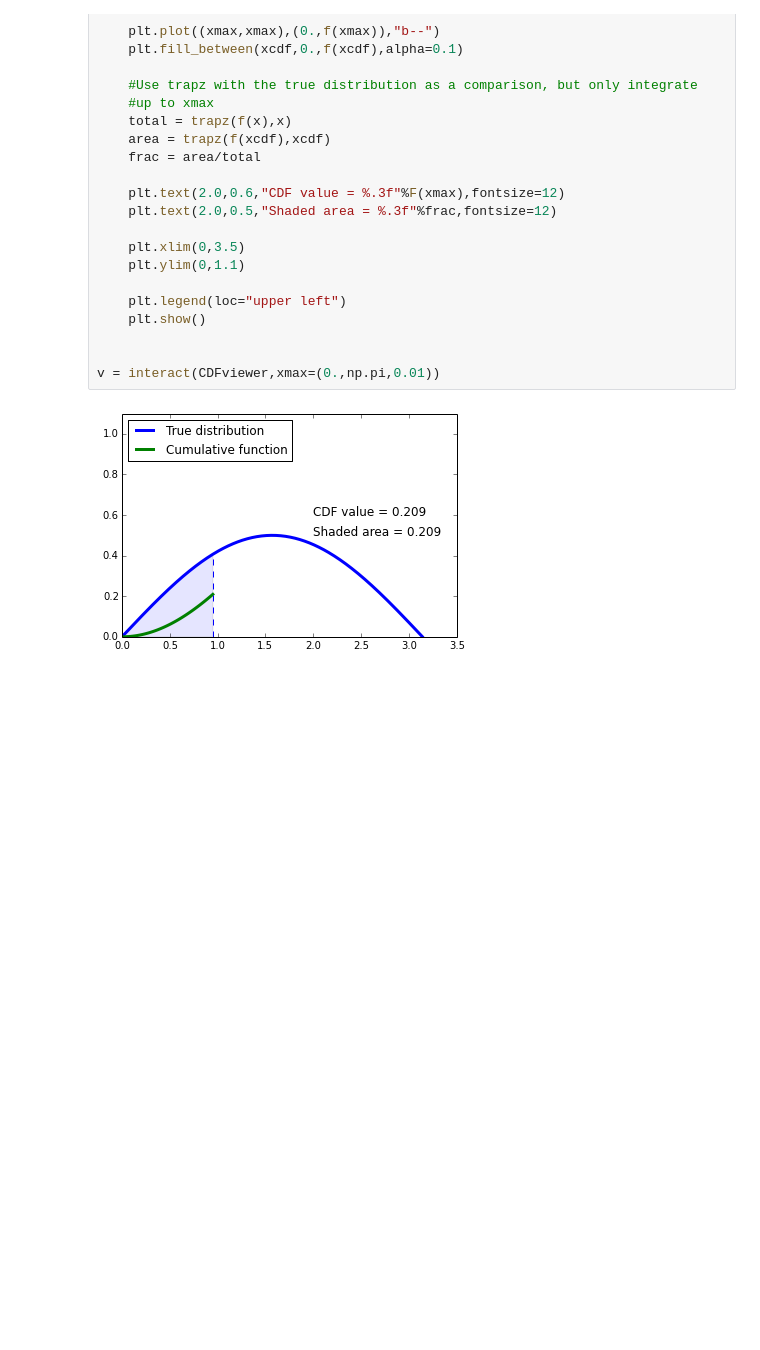
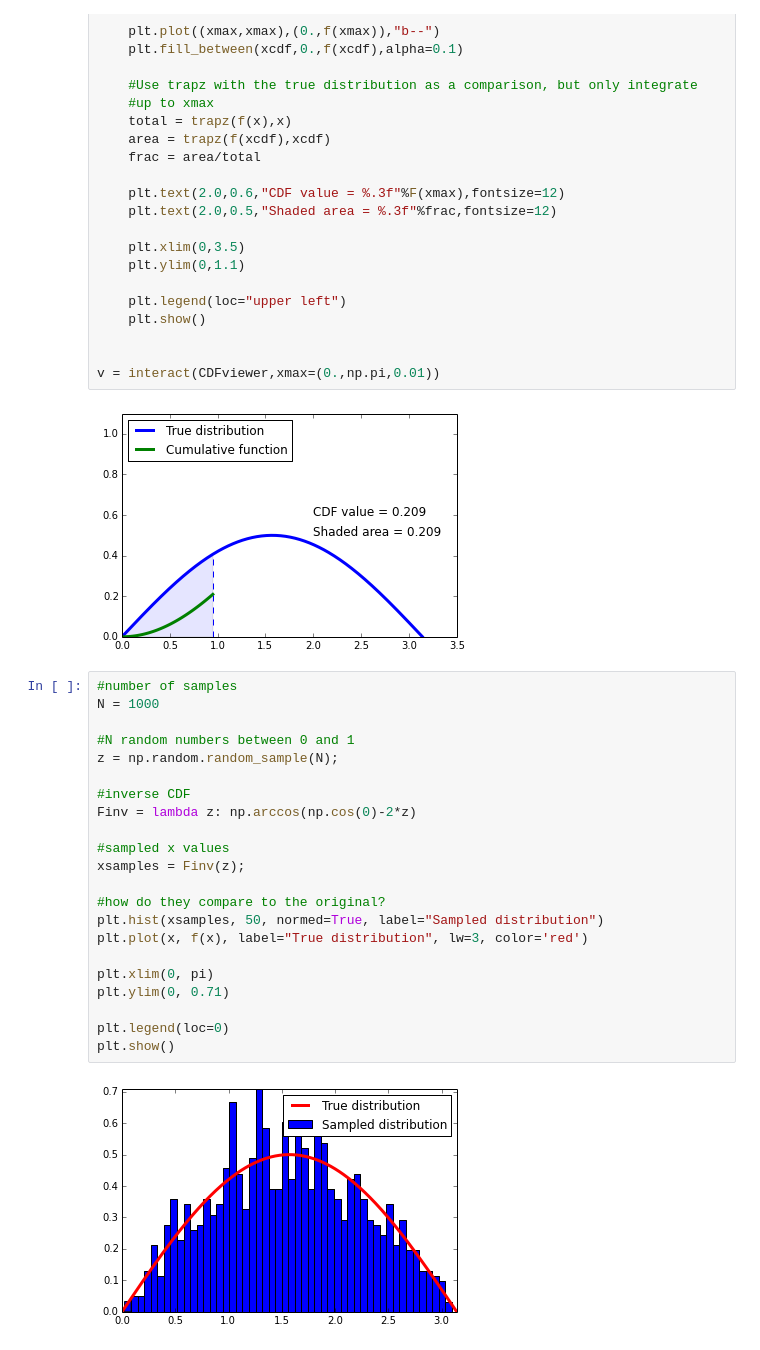
Before and after one commit to mnaworsk/PHYS202-S14, a Jupyter notebook: SciPy/RandomAndMCTour.ipynb, the cells around one changed output. Saved outputs shown, nothing was run; the diff lists cells and outputs as text; blank space fills up the shorter version.

Commit message:
finished randomMCtour and began exercises, set up MCInt tour and exercises

```diff
--- a/SciPy/RandomAndMCTour.ipynb
+++ b/SciPy/RandomAndMCTour.ipynb
@@ -151,3 +151,27 @@ def CDFviewer(xmax = 0.95):
 v = interact(CDFviewer,xmax=(0.,np.pi,0.01))
 # %% [output]
 [figure]
+# %%
+#number of samples
+N = 1000
+
+#N random numbers between 0 and 1
+z = np.random.random_sample(N);
+
+#inverse CDF
+Finv = lambda z: np.arccos(np.cos(0)-2*z)
+
+#sampled x values
+xsamples = Finv(z);
+
+#how do they compare to the original?
+plt.hist(xsamples, 50, normed=True, label="Sampled distribution")
+plt.plot(x, f(x), label="True distribution", lw=3, color='red')
+
+plt.xlim(0, pi)
+plt.ylim(0, 0.71)
+
+plt.legend(loc=0)
+plt.show()
+# %% [output]
+[figure, added]
```
Also changed, not shown: parts of 11 cells of this notebook, 3 other files.
